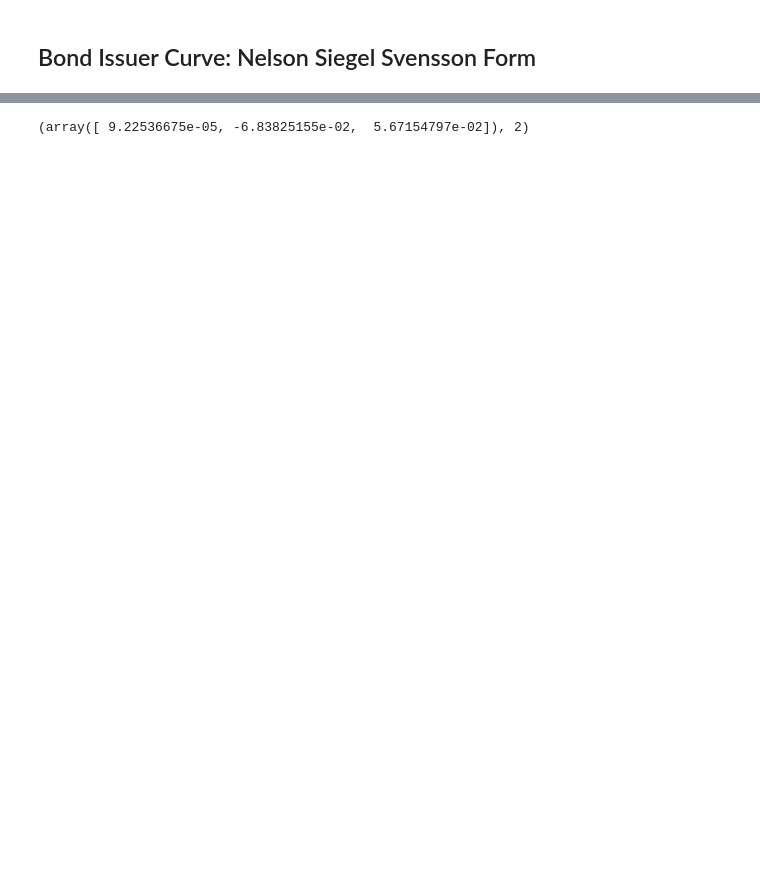
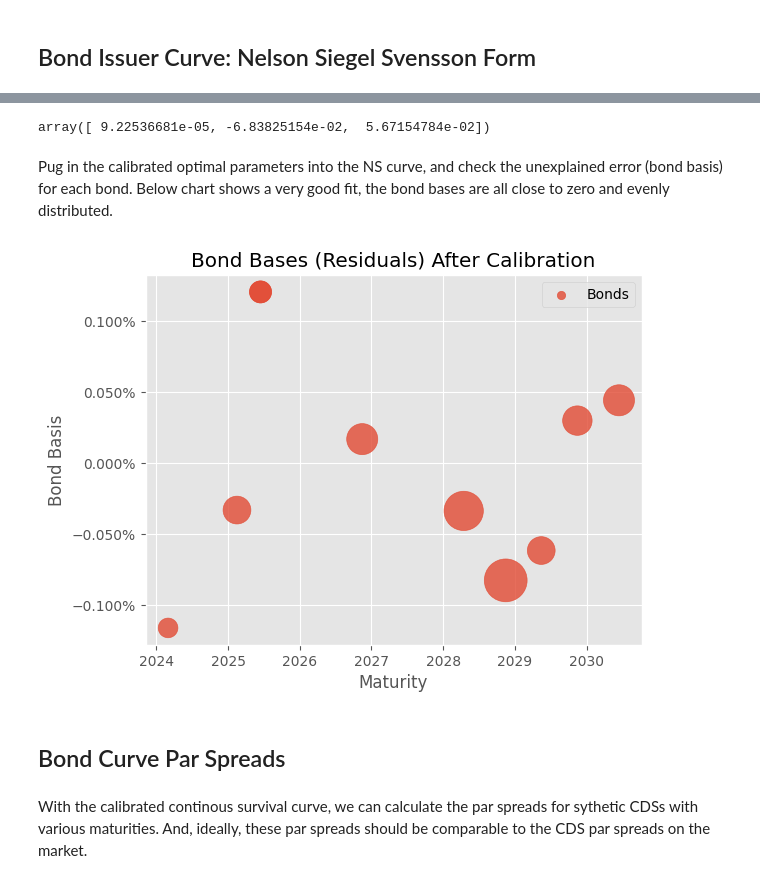
Before and after one commit to YimingZhang07/finpricing, a Jupyter notebook: docs/bond_issuer_curve.ipynb, the cells around one changed output, grey strips where cells are left out. Drawn from its saved outputs; the diff is of its cells as text; code cells hidden in the pictures; blank space fills up the shorter version.

```diff
--- a/docs/bond_issuer_curve.ipynb
+++ b/docs/bond_issuer_curve.ipynb
@@ -16,7 +14,7 @@ from testing_utils.read_data import get_sample_bonds_portfolio, get_sample_disco
 # %% [markdown]
 We pick 10 bonds from the same issuer on 2023-10-09, and fix all the market data accordingly.
 # %%
-bonds, dirty_prices = get_sample_bonds_portfolio()
+bonds, dirty_prices, balance = get_sample_bonds_portfolio(include_balance=True)
 discount_curve      = get_sample_discount_curve()
 valuation_date      = datetime.date(2023, 10, 9)
 settlement_date     = datetime.date(2023, 10, 11)
@@ -110,20 +123,49 @@ The calibration will search the best parameters for the NS curve that minimizes
 # %%
 # modify the recovery rate and survival curve for analyticsHelper
 analyticsHelper.recovery_rates = 0.4
-analyticsHelper.survival_curves = \
-    SurvivalCurveNelsonSiegel(anchor_date=valuation_date,
-                                pivot_dates=[datetime.date(2025, 6, 15),
-                                datetime.date(2029, 5, 15)])
+analyticsHelper.survival_curves = SurvivalCurveNelsonSiegel(
+    anchor_date=valuation_date,
+    pivot_dates=[datetime.date(2025, 6, 15), datetime.date(2029, 5, 15)],
+)
 analyticsHelper.valuation_date = valuation_date
 
 # build the solver
-bondCurveSolver = BondCurveSolver(
-    bondAnalyticsHelper = analyticsHelper
-)
+bondCurveSolver = BondCurveSolver(bondAnalyticsHelper=analyticsHelper)
 # %%
-res = bondCurveSolver.solve(
+optimal_survival_params = bondCurveSolver.solve(
     dirty_prices=dirty_prices,
 )
-res
+optimal_survival_params
 # %% [output]
-(array([ 9.22536675e-05, -6.83825155e-02,  5.67154797e-02]), 2)
+array([ 9.22536681e-05, -6.83825154e-02,  5.67154784e-02])
+# %% [markdown]
+Pug in the calibrated optimal parameters into the NS curve, and check the unexplained error (bond basis) for each bond. Below chart shows a very good fit, the bond bases are all close to zero and evenly distributed.
+# %%
+optimal_survival_curve = SurvivalCurveNelsonSiegel(
+    anchor_date=valuation_date,
+    pivot_dates=[datetime.date(2025, 6, 15), datetime.date(2029, 5, 15)],
+    params=optimal_survival_params,
+)
+analyticsHelper.survival_curves = optimal_survival_curve
+residuals = analyticsHelper.get_bond_bases(
+    dirty_prices=dirty_prices,
+)
+# %%
+isplt.scatter(
+    x = [x.maturity_date._date for x in bonds],
+    y = residuals,
+    y_axis_formatter="percent",
+    title = "Bond Bases (Residuals) After Calibration",
+    x_label = "Maturity",
+    y_label = "Bond Basis",
+    s = [ b / 2e6 for b in balance ],
+    alpha = 0.8,
+    label = "Bonds",
+    legend = True,
+)
+# %% [output]
+[figure, added]
+# %% [markdown]
+## Bond Curve Par Spreads
+# %% [markdown]
+With the calibrated continous survival curve, we can calculate the par spreads for sythetic CDSs with various maturities. And, ideally, these par spreads should be comparable to the CDS par spreads on the market.
```
Also changed, not shown: parts of 11 cells of this notebook, 5 other files.
